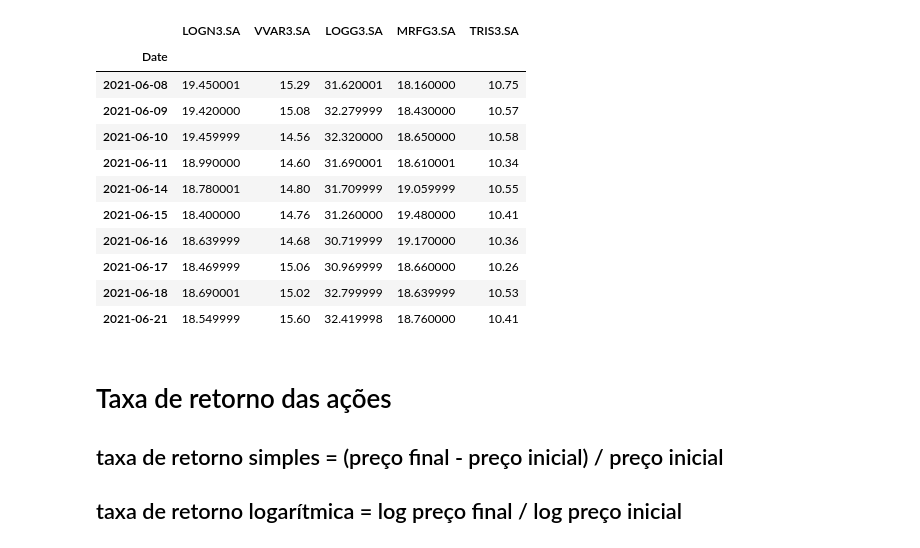
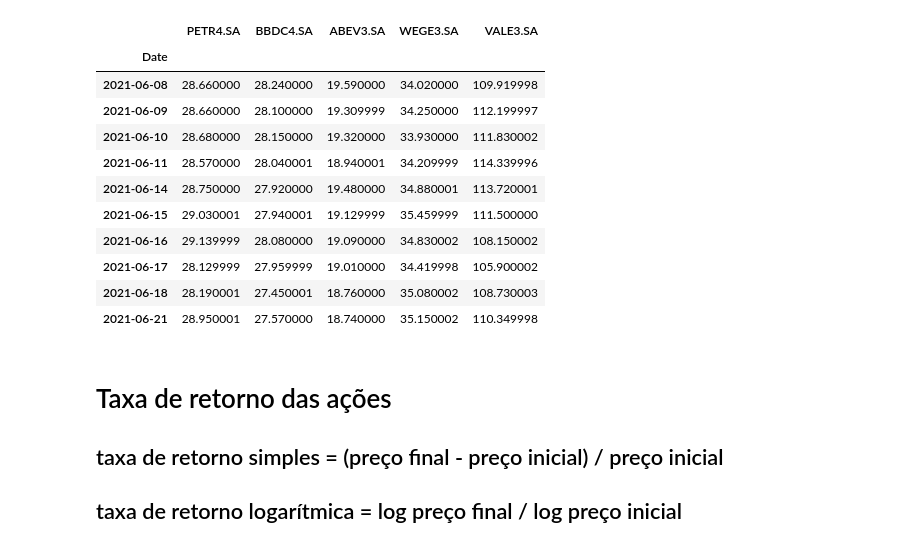
Before and after one commit to TiagoSpiandorello/Analise_de_portfolio_de_acoes, a Jupyter notebook: analise_portfolio.ipynb, the cells around one changed output. Drawn from its saved outputs; the diff is of its cells as text; code cells hidden in the pictures.

```diff
--- a/analise_portfolio.ipynb
+++ b/analise_portfolio.ipynb
@@ -10,27 +10,33 @@ from pandas_datareader import data as wb
 from scipy.stats import norm
 %matplotlib inline
 # %%
-# Extração dos dados de um portfólio de ações do site Yahoo
+# Extração dos dados de um portfólio de ações do site Yahoo Finance
 
-tickers = ['LOGN3.SA','VVAR3.SA','LOGG3.SA','MRFG3.SA','TRIS3.SA']
+# PETR4 = Petrobras
+# BBDC4 = Bradesco
+# ABEV3 = AMBEV
+# WEGE3 = Weg
+# VALE3 - Vale
+
+tickers = ['PETR4.SA','BBDC4.SA','ABEV3.SA','WEGE3.SA','VALE3.SA']
 bolsas = pd.DataFrame()
 for t in tickers:
     bolsas[t] = wb.DataReader(t, data_source='yahoo',start='2010-1-1')['Adj Close']
 
 bolsas.tail(10)
 # %% [output]
-|  | LOGN3.SA | VVAR3.SA | LOGG3.SA | MRFG3.SA | TRIS3.SA |
+|  | PETR4.SA | BBDC4.SA | ABEV3.SA | WEGE3.SA | VALE3.SA |
 | Date |  |  |  |  |  |
-| 2021-06-08 | 19.450001 | 15.29 | 31.620001 | 18.160000 | 10.75 |
-| 2021-06-09 | 19.420000 | 15.08 | 32.279999 | 18.430000 | 10.57 |
-| 2021-06-10 | 19.459999 | 14.56 | 32.320000 | 18.650000 | 10.58 |
-| 2021-06-11 | 18.990000 | 14.60 | 31.690001 | 18.610001 | 10.34 |
-| 2021-06-14 | 18.780001 | 14.80 | 31.709999 | 19.059999 | 10.55 |
-| 2021-06-15 | 18.400000 | 14.76 | 31.260000 | 19.480000 | 10.41 |
-| 2021-06-16 | 18.639999 | 14.68 | 30.719999 | 19.170000 | 10.36 |
-| 2021-06-17 | 18.469999 | 15.06 | 30.969999 | 18.660000 | 10.26 |
-| 2021-06-18 | 18.690001 | 15.02 | 32.799999 | 18.639999 | 10.53 |
-| 2021-06-21 | 18.549999 | 15.60 | 32.419998 | 18.760000 | 10.41 |
+| 2021-06-08 | 28.660000 | 28.240000 | 19.590000 | 34.020000 | 109.919998 |
+| 2021-06-09 | 28.660000 | 28.100000 | 19.309999 | 34.250000 | 112.199997 |
+| 2021-06-10 | 28.680000 | 28.150000 | 19.320000 | 33.930000 | 111.830002 |
+| 2021-06-11 | 28.570000 | 28.040001 | 18.940001 | 34.209999 | 114.339996 |
+| 2021-06-14 | 28.750000 | 27.920000 | 19.480000 | 34.880001 | 113.720001 |
+| 2021-06-15 | 29.030001 | 27.940001 | 19.129999 | 35.459999 | 111.500000 |
+| 2021-06-16 | 29.139999 | 28.080000 | 19.090000 | 34.830002 | 108.150002 |
+| 2021-06-17 | 28.129999 | 27.959999 | 19.010000 | 34.419998 | 105.900002 |
+| 2021-06-18 | 28.190001 | 27.450001 | 18.760000 | 35.080002 | 108.730003 |
+| 2021-06-21 | 28.950001 | 27.570000 | 18.740000 | 35.150002 | 110.349998 |
 # %% [markdown]
 # Taxa de retorno das ações
 
```
